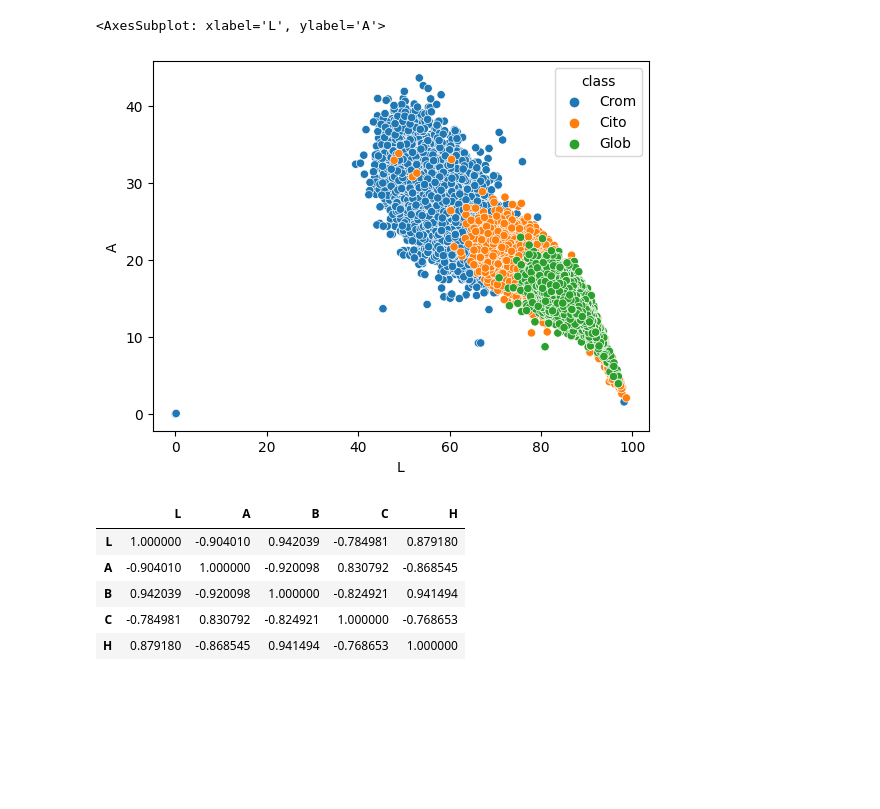
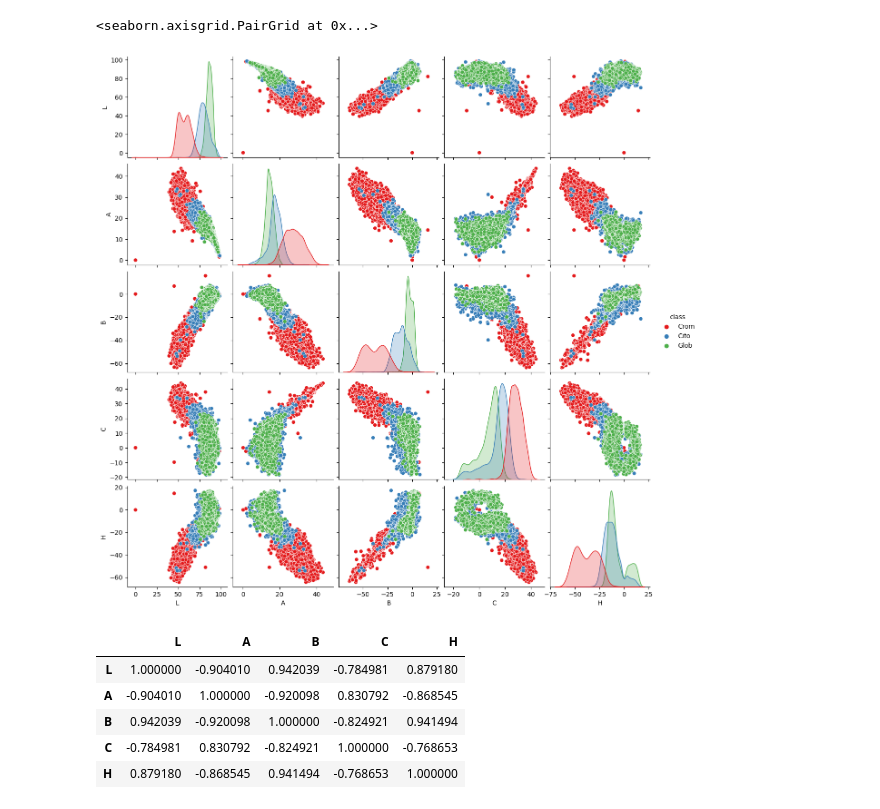
Before and after one commit to asegura4488/Malaria, a Jupyter notebook: SVN/AnalysisSinPCA.ipynb, the cells around one changed output. Saved outputs shown, nothing was run; the diff lists cells and outputs as text; code cells hidden in the pictures; blank space fills up the shorter version.

```diff
--- a/SVN/AnalysisSinPCA.ipynb
+++ b/SVN/AnalysisSinPCA.ipynb
@@ -47,10 +47,11 @@ combined_df.head(5)
 | 3 | 000_seg_003 | [65.55522155761719, 31.1822910308... | [7.1354875564575195, 6.3892145156... | [14.270975112915039, 12.778429031... | [47.45114517211914, 20.7882213592... | [79.556884765625, 48.551486968994... | 65.555222 | 31.182291 | -38.181442 | 32.307858 | -39.447372 | ... |
 | 4 | 000_seg_004 | [70.11981201171875, 30.5729503631... | [4.7794365882873535, 5.1859693527... | [9.558873176574707, 10.3719387054... | [61.77290344238281, 20.6984615325... | [79.66087341308594, 42.1623802185... | 70.119812 | 30.572950 | -31.789845 | 31.114786 | -32.575016 | ... |
 # %%
-sns.scatterplot(x='L',y='A',data=combined_df,hue='class')
+#sns.scatterplot(x='L',y='A',data=combined_df,hue='class')
+sns.pairplot(combined_df,hue='class', palette='Set1', diag_kind='kde')
 # %% [output]
-<AxesSubplot: xlabel='L', ylabel='A'>
+<seaborn.axisgrid.PairGrid at 0x...>
-[figure, old version]
+[figure, new version]
 # %%
 # Usamos para el entrenamiento
 features = ['L', 'A','B','C','H']
```
Also changed, not shown: 3 other files.
